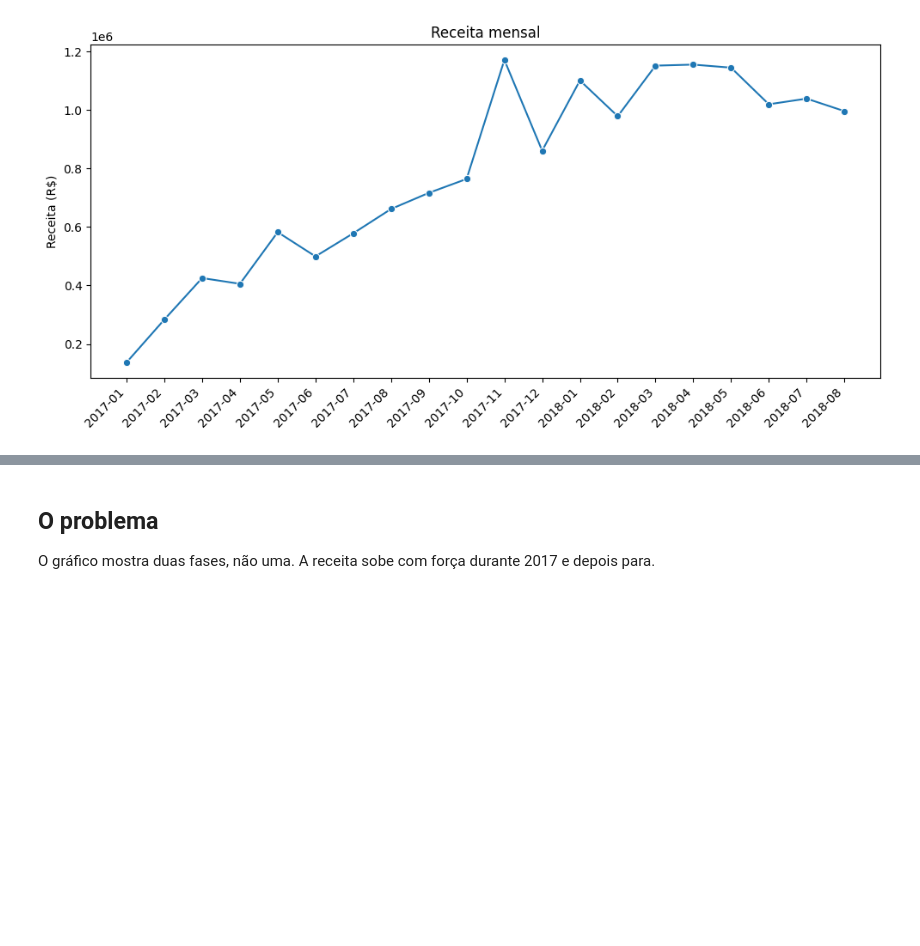
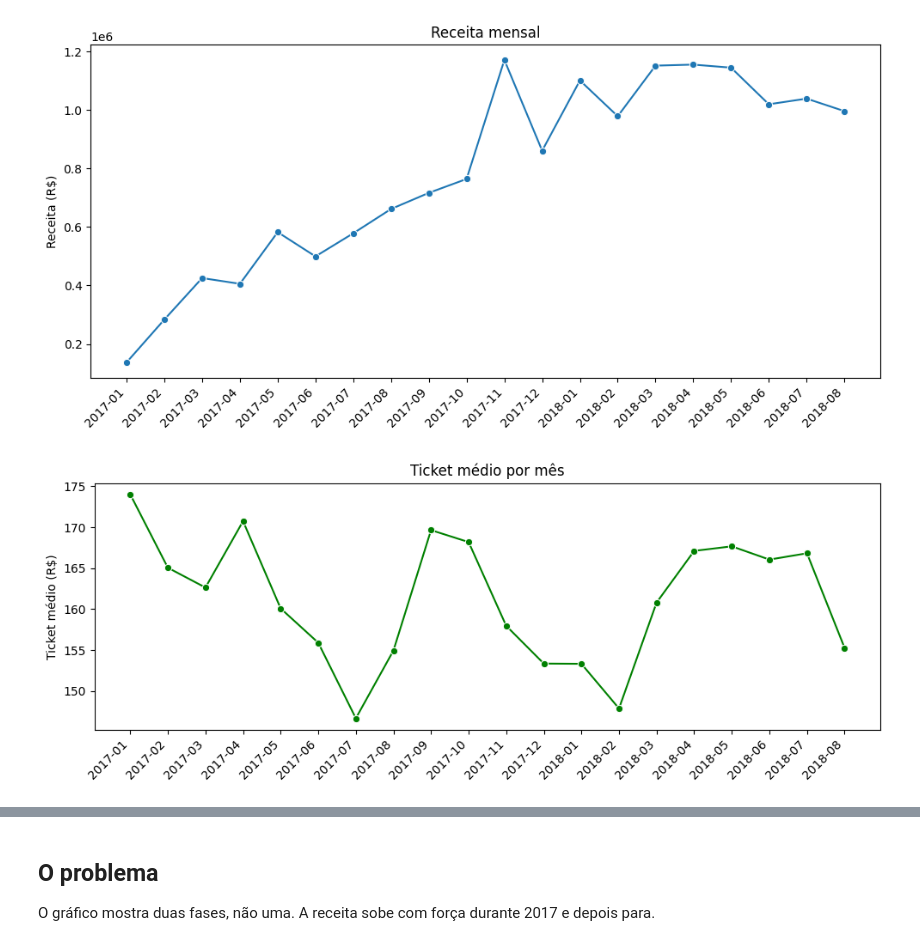
Before and after one commit to evanioac-web/tech-challenge-fase1-olist, a Jupyter notebook: notebooks/02_receita.ipynb, the cells around one changed output, grey strips where cells are left out. Drawn from its saved outputs; the diff is of its cells as text; code cells hidden in the pictures; blank space fills up the shorter version.

```diff
--- a/notebooks/02_receita.ipynb
+++ b/notebooks/02_receita.ipynb
@@ -166,3 +182,15 @@ plt.savefig('output/chart_01_evolucao_mensal.png', dpi=150)
 plt.show()
 # %% [output]
 [figure]
+# %%
+plt.figure(figsize=(10, 4))
+sns.lineplot(data=por_mes, x='mes', y='ticket_medio', marker='o', color='green')
+plt.title('Ticket médio por mês')
+plt.xlabel('')
+plt.ylabel('Ticket médio (R$)')
+plt.xticks(rotation=45, ha='right')
+plt.tight_layout()
+plt.savefig('output/chart_02_ticket_medio.png', dpi=150)
+plt.show()
+# %% [output]
+[figure, added]
```
Also changed, not shown: parts of 5 cells of this notebook, 2 other files.
